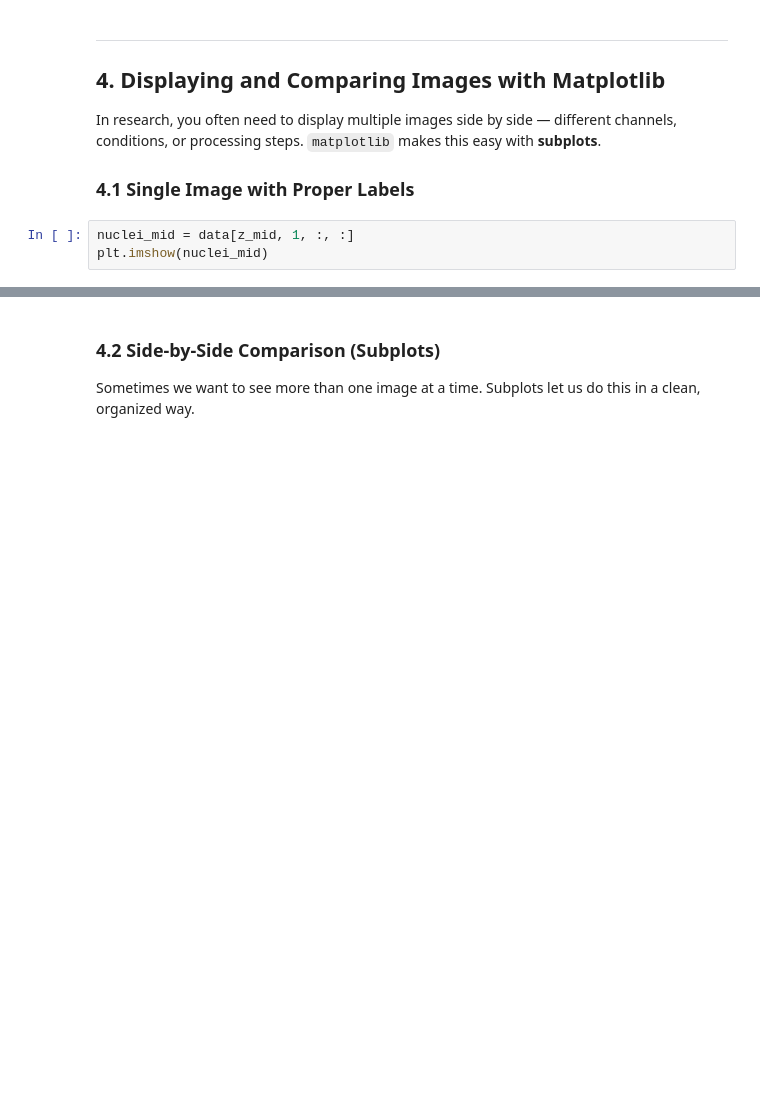
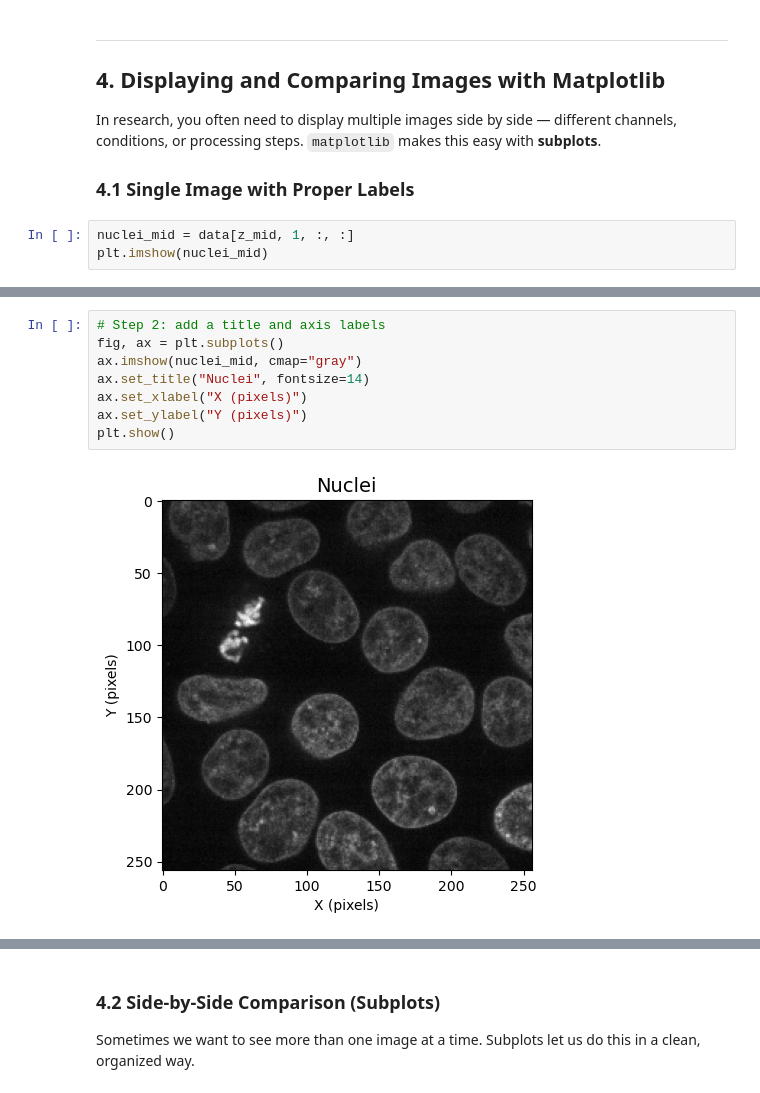
Before and after one commit to m-albert/mnb-image-analysis, a Jupyter notebook: materials/image_handling/image_handling.ipynb, the cells around one changed output, grey strips where cells are left out. Cells and saved outputs as stored; diff of their text form; blank space fills up the shorter version.

```diff
--- a/materials/image_handling/image_handling.ipynb
+++ b/materials/image_handling/image_handling.ipynb
@@ -445,0 +482,10 @@ plt.show()
+# %%
+# Step 2: add a title and axis labels
+fig, ax = plt.subplots()
+ax.imshow(nuclei_mid, cmap="gray")
+ax.set_title("Nuclei", fontsize=14)
+ax.set_xlabel("X (pixels)")
+ax.set_ylabel("Y (pixels)")
+plt.show()
+# %% [output]
+[figure, added]
```
Also changed, not shown: parts of 19 cells of this notebook.
